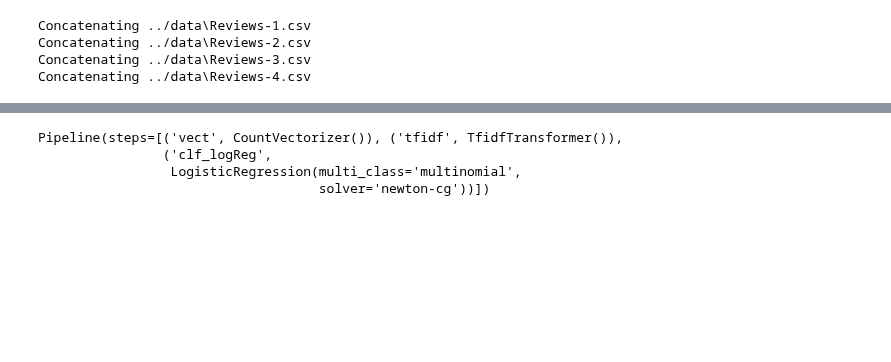
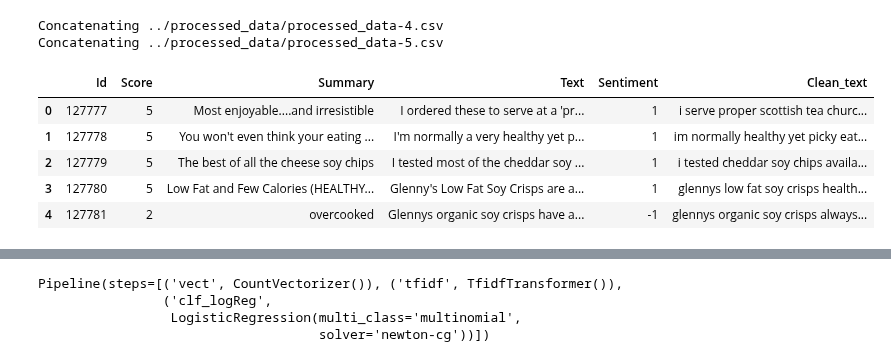
Before and after one commit to COGS118A/Group027-Sp22, a Jupyter notebook: models/LogisticRegression.ipynb, the cells around one changed output, grey strips where cells are left out. Cells and saved outputs as stored; diff of their text form; code cells hidden in the pictures; blank space fills up the shorter version.

```diff
--- a/models/LogisticRegression.ipynb
+++ b/models/LogisticRegression.ipynb
@@ -21,8 +21,13 @@ from utilities.UtilityFunctions import retrieve_reviews_df, preprocessing, vecto
-# %%
-df = preprocessing(retrieve_reviews_df())
-# %% [output]
-Concatenating ../data\Reviews-1.csv
-Concatenating ../data\Reviews-2.csv
-Concatenating ../data\Reviews-3.csv
-Concatenating ../data\Reviews-4.csv
+# %%
+df = retrieve_processed_reviews_df()
+df.head()
+# %% [output]
+Concatenating ../processed_data/processed_data-4.csv
+Concatenating ../processed_data/processed_data-5.csv
+|  | Id | Score | Summary | Text | Sentiment | Clean_text |
+| 0 | 127777 | 5 | Most enjoyable....and irresistible | I ordered these to serve at a 'pr... | 1 | i serve proper scottish tea churc... |
+| 1 | 127778 | 5 | You won't even think your eating ... | I'm normally a very healthy yet p... | 1 | im normally healthy yet picky eat... |
+| 2 | 127779 | 5 | The best of all the cheese soy chips | I tested most of the cheddar soy ... | 1 | i tested cheddar soy chips availa... |
+| 3 | 127780 | 5 | Low Fat and Few Calories (HEALTHY... | Glenny's Low Fat Soy Crisps are a... | 1 | glennys low fat soy crisps health... |
+| 4 | 127781 | 2 | overcooked | Glennys organic soy crisps have a... | -1 | glennys organic soy crisps always... |
 # %%
```
Also changed, not shown: parts of 15 cells of this notebook.
